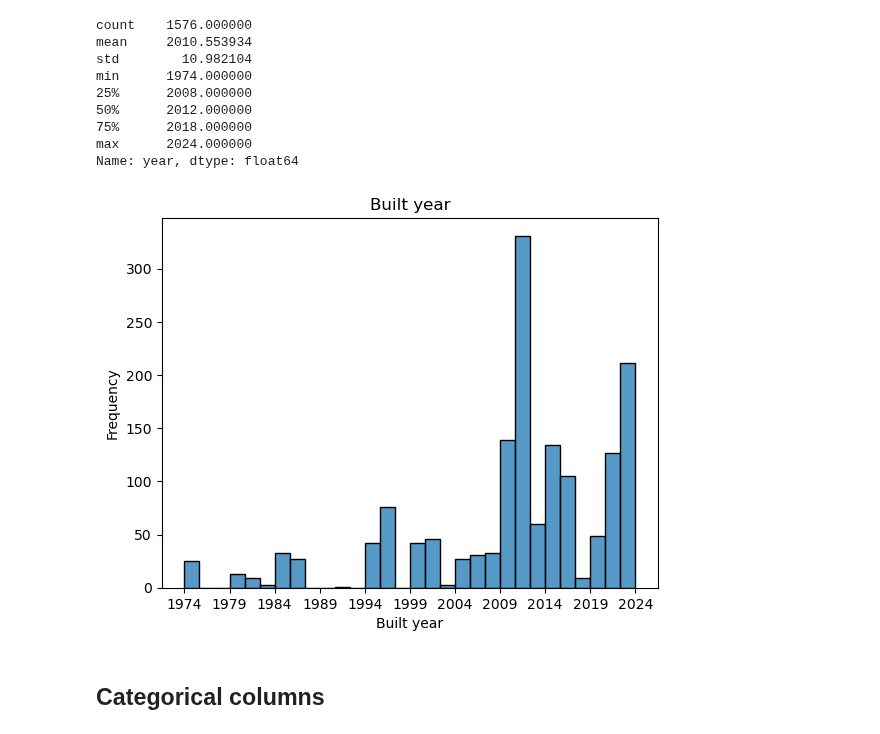
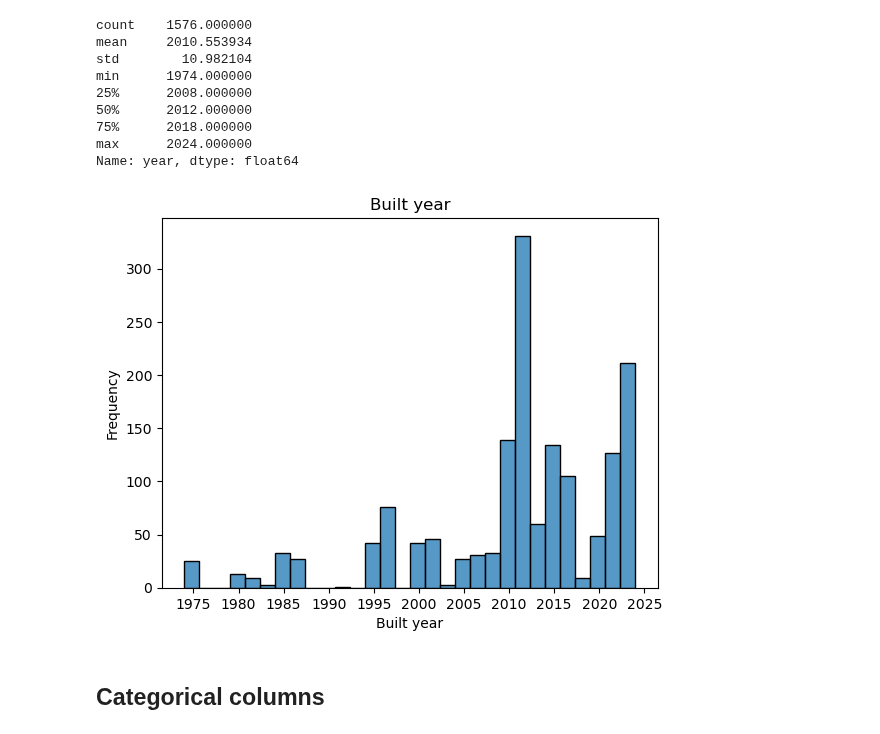
Before and after one commit to JensBender/rental-price-prediction, a Jupyter notebook: data_preprocessing.ipynb, the cells around one changed output. Saved outputs shown, nothing was run; the diff lists cells and outputs as text; code cells hidden in the pictures.

Commit message:
in preprocessing, set histogram of built year range from 1975 to 2025

```diff
--- a/data_preprocessing.ipynb
+++ b/data_preprocessing.ipynb
@@ -1121,21 +1121,21 @@ Name: year, dtype: float64
 # %%
 # Create a histogram
 sns.histplot(df["year"])
 
 # Set x-axis markers every 5 years
-plt.xticks(range(df["year"].min(), df["year"].max() + 1, 5))
+plt.xticks(range(1975, 2026, 5))
 
 # Add axes labels
 plt.xlabel("Built year")
 plt.ylabel("Frequency")
 
 # Add title
 plt.title("Built year")
 
 # Show the plot
 plt.show()
 # %% [output]
-[figure, old version]
+[figure, new version]
 # %% [markdown]
 ## Categorical columns
 # %%
```
Also changed, not shown: parts of 19 cells of this notebook.
